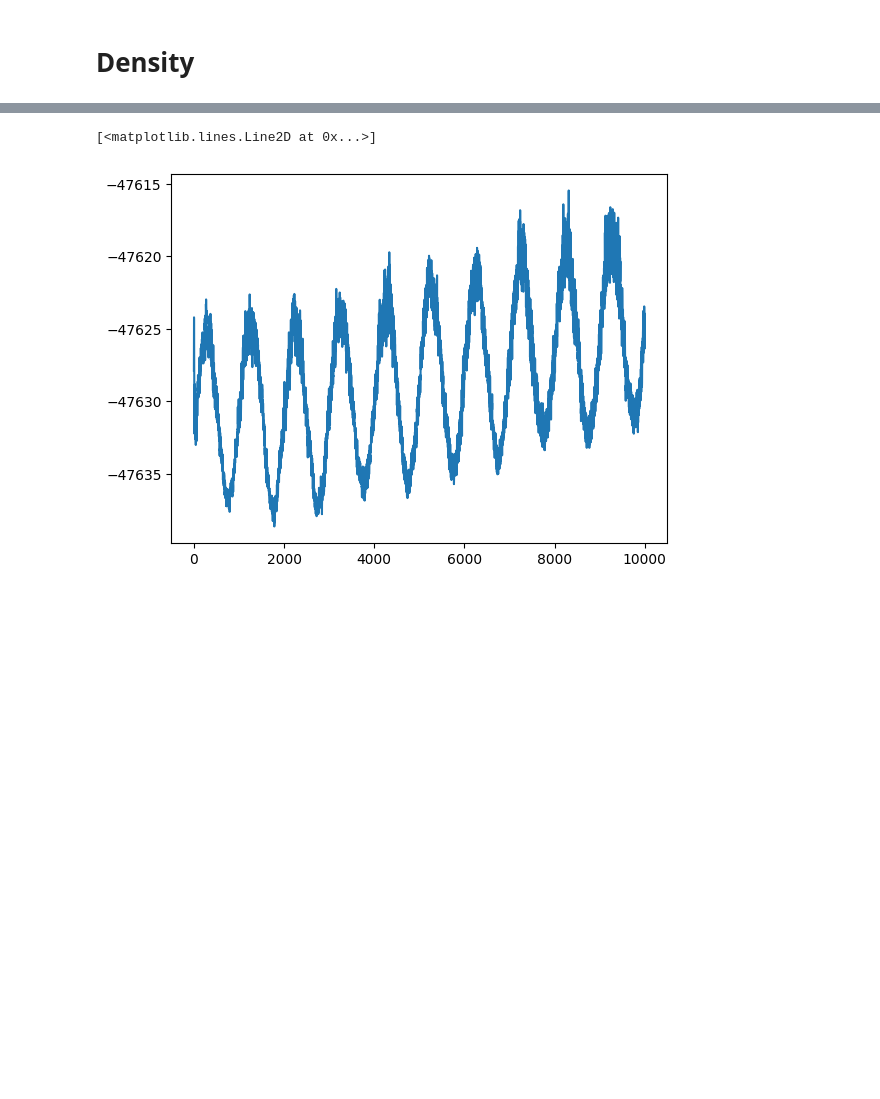
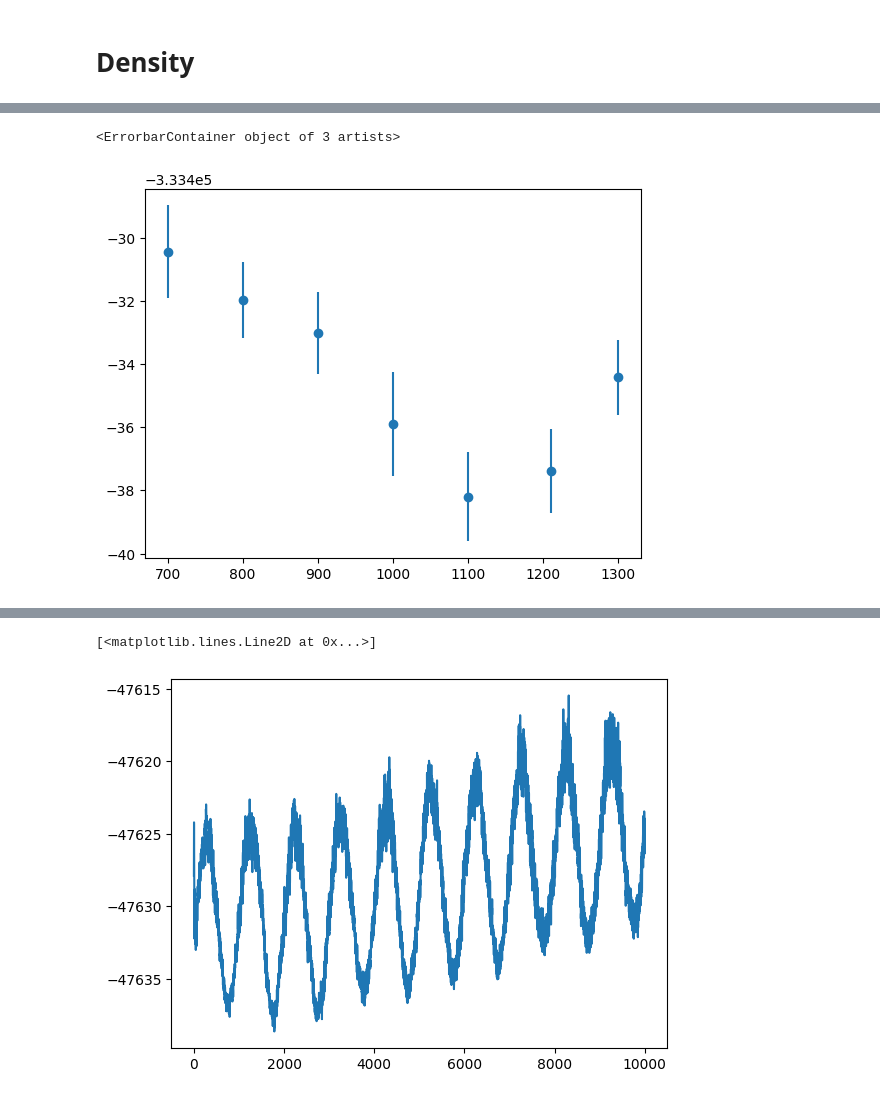
Before and after one commit to IPSProjects/BMIM-BF4, a Jupyter notebook: analysis.ipynb, the cells around one changed output, grey strips where cells are left out. Drawn from its saved outputs; the diff is of its cells as text; code cells hidden in the pictures; blank space fills up the shorter version.

```diff
--- a/analysis.ipynb
+++ b/analysis.ipynb
@@ -11,0 +8,11 @@ atoms_list = zntrack.from_rev("ML14_ASEMD")
+# %%
+x700 = zntrack.from_rev("pressure_ASEMD_2", rev="099ced0427ace636c493cde431a25072a17ec432")
+x800 = zntrack.from_rev("pressure_ASEMD_2", rev="98a4eccb4bb3a7d83127ad1859d93e3b86a56212")
+x900 = zntrack.from_rev("pressure_ASEMD_2", rev="19ac54676369e74b2b218c285cb72f61036da5b7")
+x1000 = zntrack.from_rev("pressure_ASEMD_2", rev="31a0df82d9e73a6851c46a5044ee1b1c4f070d06")
+x1100 = zntrack.from_rev("pressure_ASEMD_2", rev="82fd259d5353e53ebbce5d9ddd66114f3593f0a8")
+x1210 = zntrack.from_rev("pressure_ASEMD_2", rev="fbd18b069e3b325b9f7035c30da334cdd1ed7352")
+x1300 = zntrack.from_rev("pressure_ASEMD_2", rev="4d06f50e5be3eec00467711be00f05440cfce298")
+x1150 = zntrack.from_rev("pressure_ASEMD_2", rev="d0183cd69c88c0929c514d9a5cef949b992c36cd")
+x1050 = zntrack.from_rev("pressure_ASEMD_2", rev="6e9dc2df857b292321d22655668fec25616a0e4b")
+x1200 = zntrack.from_rev("pressure_ASEMD_2", rev="934a484d9832ed1fd4e962a7bced3dacaa3ba288")
@@ -11,0 +40,13 @@ atoms_list = zntrack.from_rev("ML14_ASEMD")
+# %%
+data = {
+    700: [np.mean([x.get_potential_energy() for x in x700.atoms]), np.std([x.get_potential_energy() for x in x700.atoms])],
+    800: [np.mean([x.get_potential_energy() for x in x800.atoms]), np.std([x.get_potential_energy() for x in x800.atoms])],
+    900: [np.mean([x.get_potential_energy() for x in x900.atoms]), np.std([x.get_potential_energy() for x in x900.atoms])],
+    1000: [np.mean([x.get_potential_energy() for x in x1000.atoms]), np.std([x.get_potential_energy() for x in x1000.atoms])],
+    1100: [np.mean([x.get_potential_energy() for x in x1100.atoms]), np.std([x.get_potential_energy() for x in x1100.atoms])],
+    1210: [np.mean([x.get_potential_energy() for x in x1210.atoms]), np.std([x.get_potential_energy() for x in x1210.atoms])],
+    1300: [np.mean([x.get_potential_energy() for x in x1300.atoms]), np.std([x.get_potential_energy() for x in x1300.atoms])],
+}
+# %% [output]
+<ErrorbarContainer object of 3 artists>
+[figure, added]
```
Also changed, not shown: parts of 15 cells of this notebook, 19 other files.
